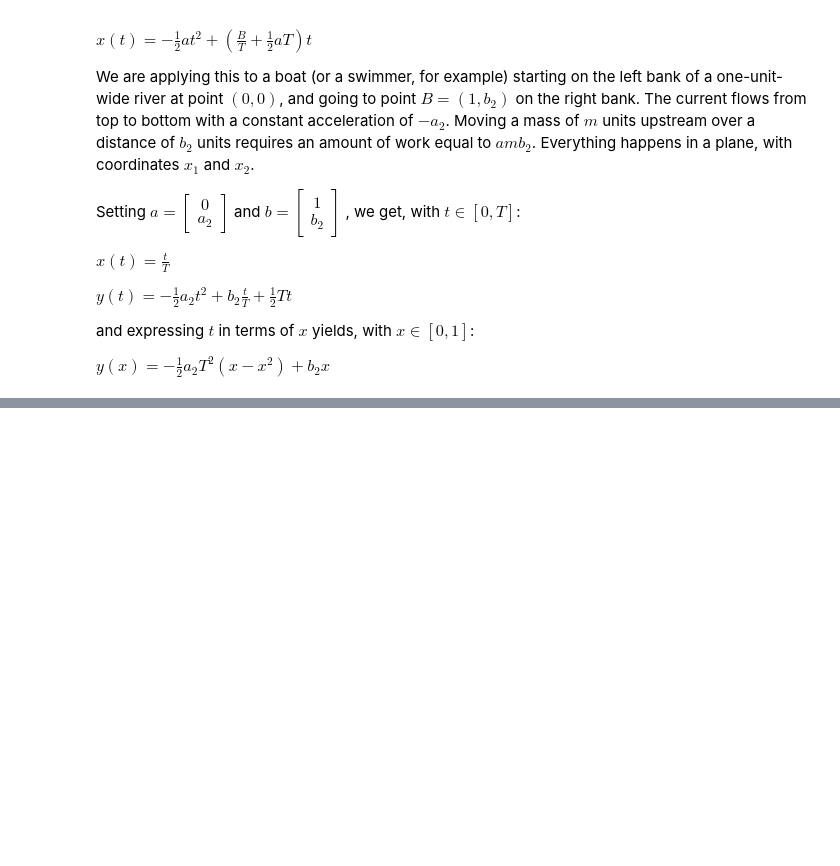
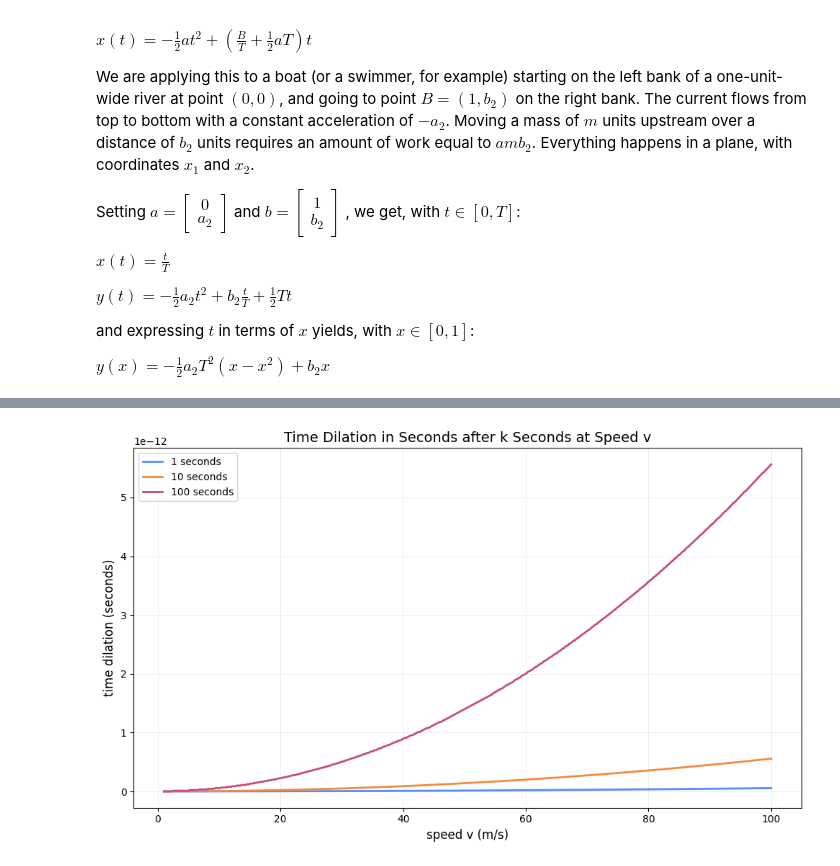
Before and after one commit to johsieders/essays, a Jupyter notebook: helpers/plotting.ipynb, the cells around one changed output, grey strips where cells are left out. Drawn from its saved outputs; the diff is of its cells as text; code cells hidden in the pictures; blank space fills up the shorter version.

```diff
--- a/helpers/plotting.ipynb
+++ b/helpers/plotting.ipynb
@@ -161,3 +161,24 @@ plt.show()
+# %%
+# Time dilation of a body travelling at speed v relative to the Earth over k billion years
+
+c = 2.99792458e8     # speed of light in m/s
+start = 1            # min speed in m/s
+stop  = 100          # max speed in m/s
+
+def time_dilation(v, k):
+    """time lag in seconds of a body that travels at speed v relative to the Earth for k seconds"""
+    return k * (1 - np.sqrt(1 - (v/c)**2))
+
+# Plot
+parms = [1, 10, 100]  # seconds passed
+fig, ax = plot(time_dilation, start, stop, parms,
+               xlabel='speed v (m/s)',
+               ylabel='time dilation (seconds)',
+               title='Time Dilation in Seconds after k Seconds at Speed v',
+               labels=[f'{k} seconds' for k in parms])
+plt.show()
+# %% [output]
+[figure, added]
 # %%
 def parabola(t, a):
     """Position with constant acceleration"""
```
Also changed, not shown: parts of 1 cell of this notebook, 2 other files.
